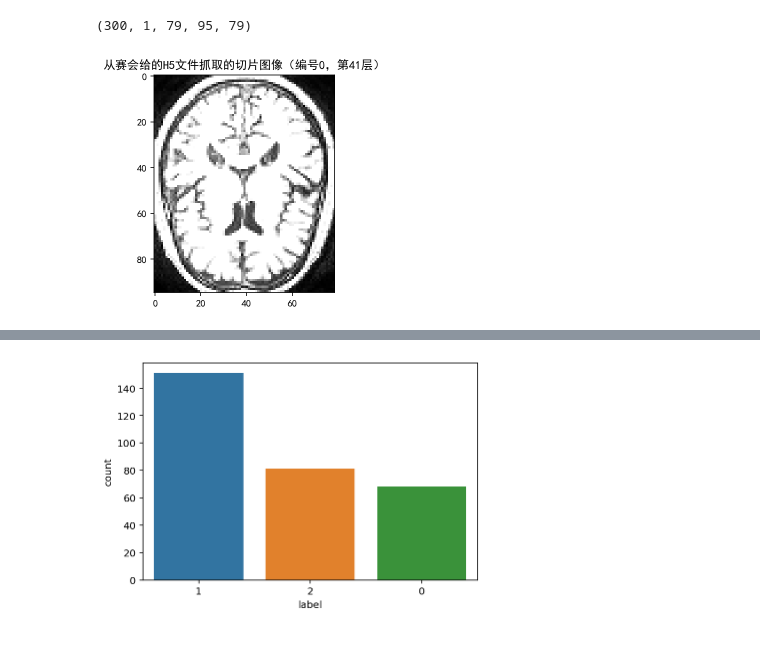
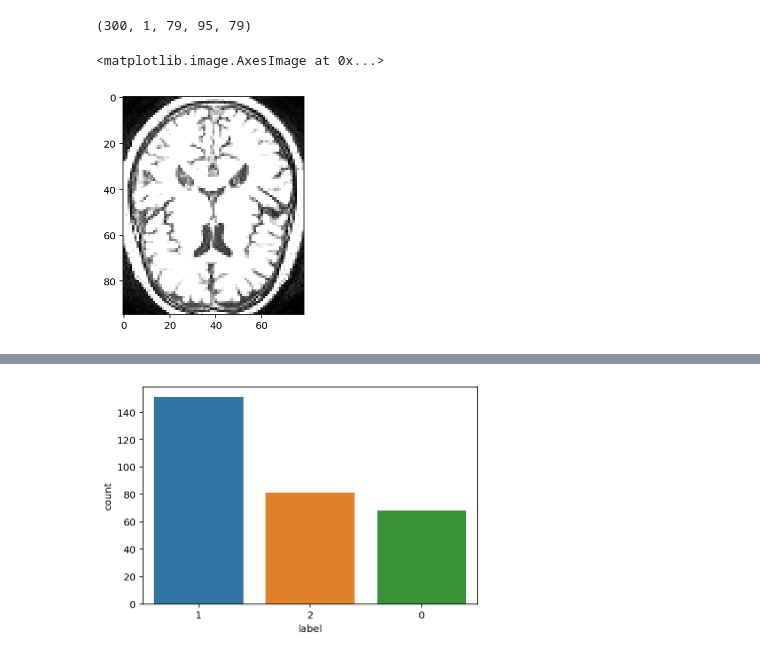
Before and after one commit to libingbingdev/Alzheimer, a Jupyter notebook: Base3DModel.ipynb, the cells around one changed output, grey strips where cells are left out. Saved outputs shown, nothing was run; the diff lists cells and outputs as text; code cells hidden in the pictures.

```diff
--- a/Base3DModel.ipynb
+++ b/Base3DModel.ipynb
@@ -71,15 +71,10 @@ help.train['data'].shape
 # %%
 one_sample = help.features[0,0]
 # 读取图片,灰度化，并转为数组
 img = Image.fromarray(one_sample[40]).convert('L')
 # Image.ANTIALIAS等比例缩放
 img.resize((79*4,95*4),Image.ANTIALIAS).save('image/temp.jpg')#放大四倍以便观察
+plt.imshow(img,cmap ='gray')
+# %% [output]
+<matplotlib.image.AxesImage at 0x...>
+[figure, added]
-# %%
-#解决中文显示问题
-plt.rcParams['font.sans-serif']=['SimHei']
-plt.rcParams['axes.unicode_minus'] = False
-
-plt.title('从赛会给的H5文件抓取的切片图像（编号0，第41层）')
-plt.imshow(img);
-# %% [output]
-[figure, removed]
```
Also changed, not shown: parts of 7 cells of this notebook, 11 other files.
